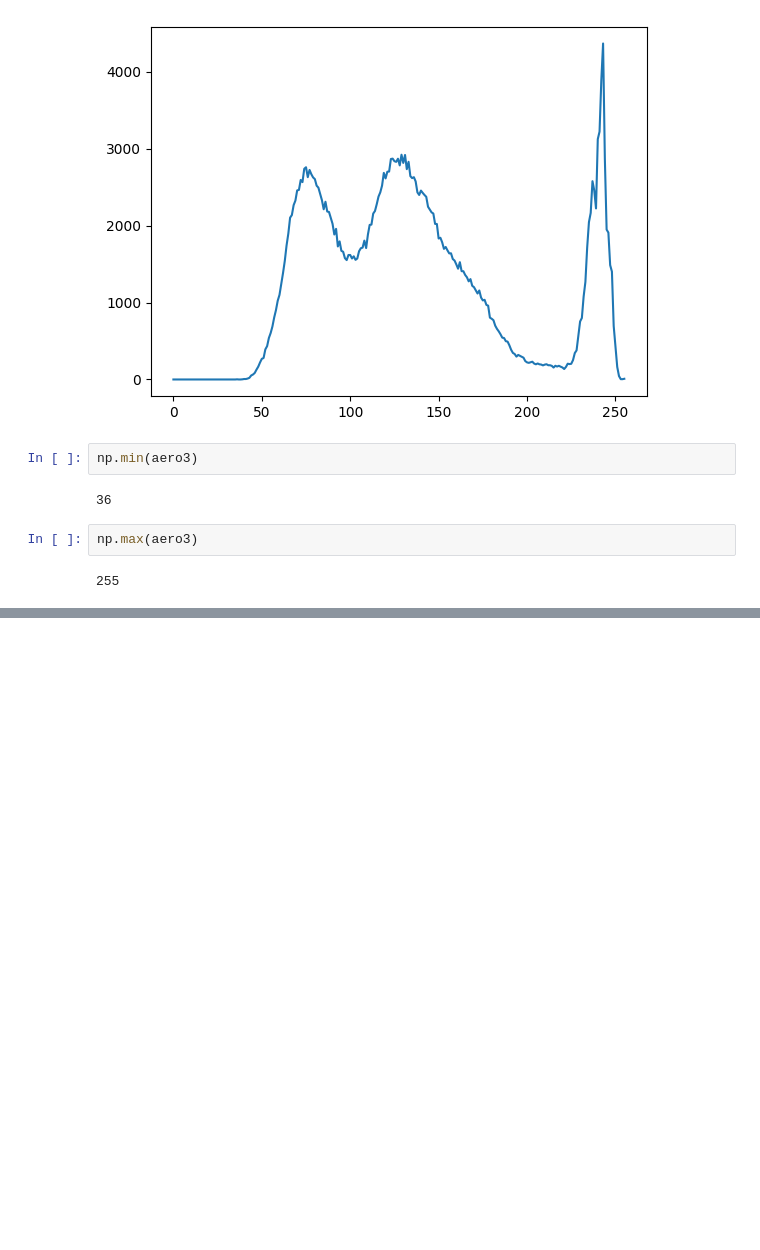
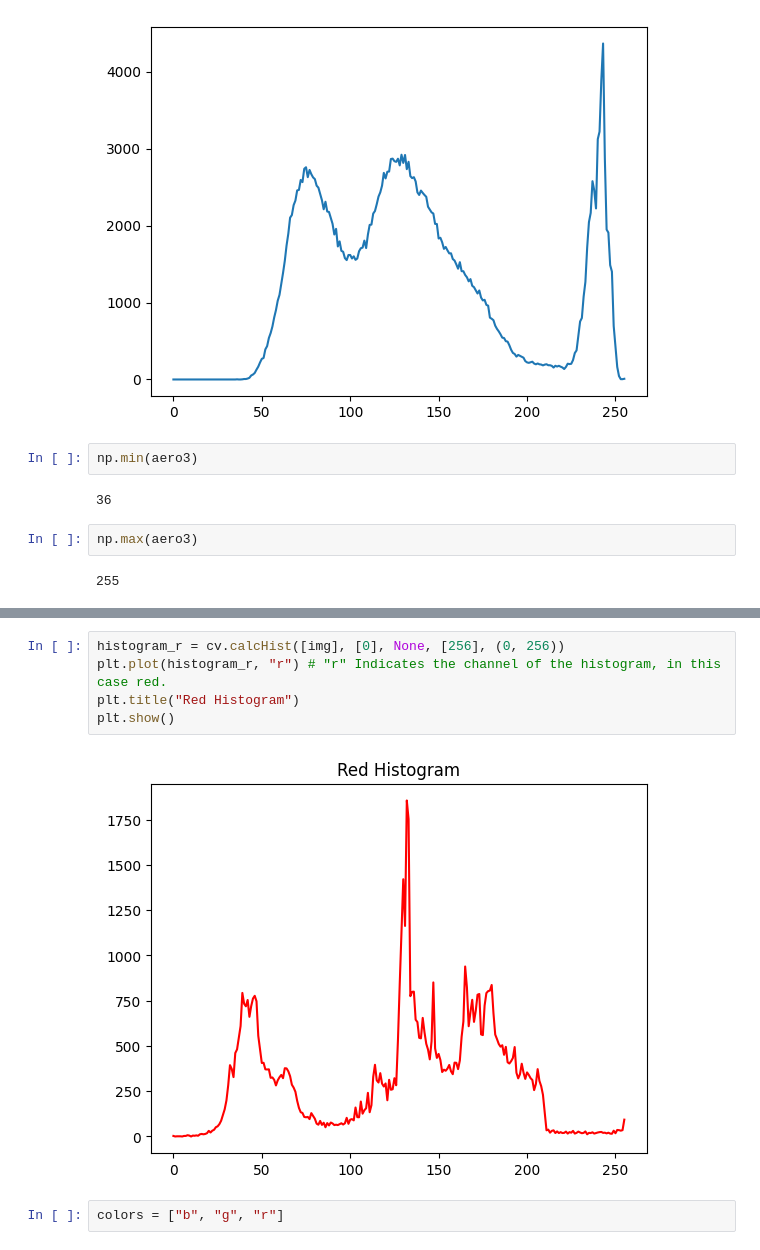
Before and after one commit to MistakenUncle7/Procesamiento-de-Imagenes, a Jupyter notebook: Histograms/histograms.ipynb, the cells around one changed output, grey strips where cells are left out. Saved outputs shown, nothing was run; the diff lists cells and outputs as text; blank space fills up the shorter version.

```diff
--- a/histogram.ipynb
+++ b/Histograms/histograms.ipynb
@@ -64,0 +126,9 @@ np.unique(aero3)
+# %%
+histogram_r = cv.calcHist([img], [0], None, [256], (0, 256))
+plt.plot(histogram_r, "r") # "r" Indicates the channel of the histogram, in this case red.
+plt.title("Red Histogram")
+plt.show()
+# %% [output]
+[figure, added]
+# %%
+colors = ["b", "g", "r"]
```
Also changed, not shown: parts of 14 cells of this notebook, 7 other files.
